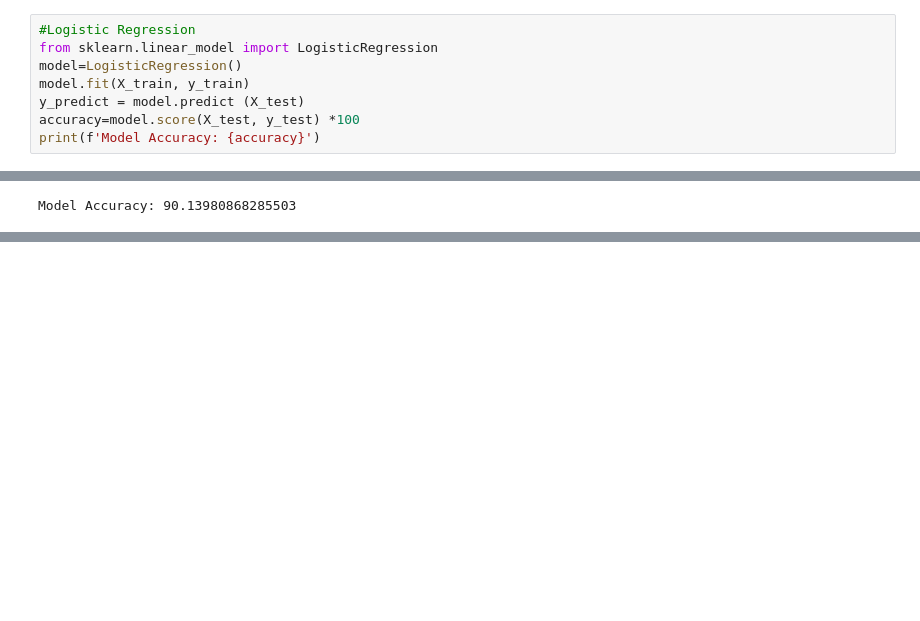
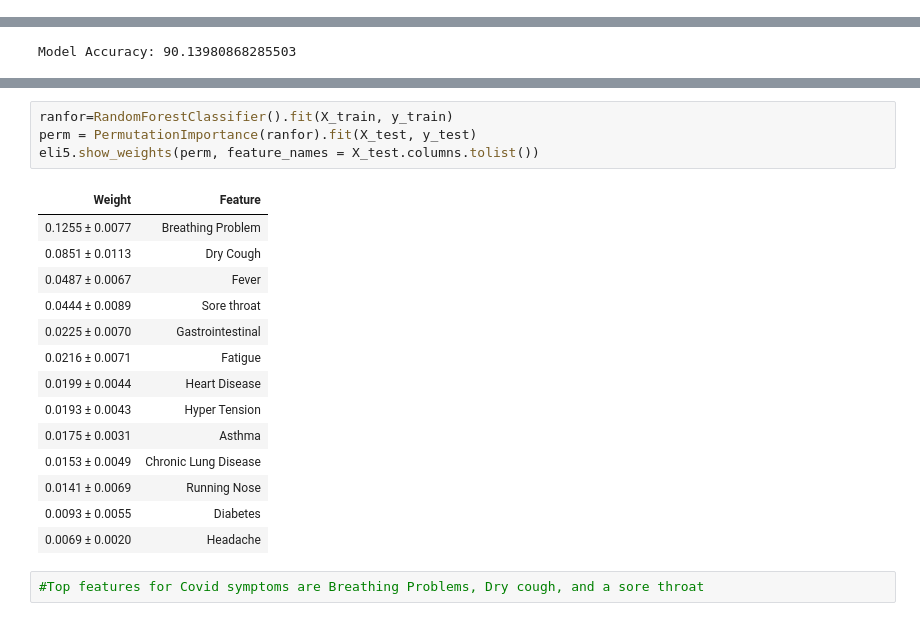
Before and after one commit to Jackelyneg/covid-19-image-classification, a Jupyter notebook: Symptoms_ML_analysis.ipynb, the cells around one changed output, grey strips where cells are left out. Cells and saved outputs as stored; diff of their text form; blank space fills up the shorter version.

```diff
--- a/Symptoms_ML_analysis.ipynb
+++ b/Symptoms_ML_analysis.ipynb
@@ -132,11 +99,3 @@ X=covid_df.drop(["COVID-19"], axis=1)
 y=covid_df["COVID-19"]
 # %%
 X_train, X_test, y_train, y_test = train_test_split(X,y, random_state=42)
-# %%
-#Logistic Regression
-from sklearn.linear_model import LogisticRegression
-model=LogisticRegression()
-model.fit(X_train, y_train)
-y_predict = model.predict (X_test)
-accuracy=model.score(X_test, y_test) *100
-print(f'Model Accuracy: {accuracy}')
@@ -192,0 +370,21 @@ scores_df
+# %%
+ranfor=RandomForestClassifier().fit(X_train, y_train)
+perm = PermutationImportance(ranfor).fit(X_test, y_test)
+eli5.show_weights(perm, feature_names = X_test.columns.tolist())
+# %% [output]
+| Weight | Feature |
+| 0.1255 ± 0.0077 | Breathing Problem |
+| 0.0851 ± 0.0113 | Dry Cough |
+| 0.0487 ± 0.0067 | Fever |
+| 0.0444 ± 0.0089 | Sore throat |
+| 0.0225 ± 0.0070 | Gastrointestinal |
+| 0.0216 ± 0.0071 | Fatigue |
+| 0.0199 ± 0.0044 | Heart Disease |
+| 0.0193 ± 0.0043 | Hyper Tension |
+| 0.0175 ± 0.0031 | Asthma |
+| 0.0153 ± 0.0049 | Chronic Lung Disease |
+| 0.0141 ± 0.0069 | Running Nose |
+| 0.0093 ± 0.0055 | Diabetes |
+| 0.0069 ± 0.0020 | Headache |
+# %%
+#Top features for Covid symptoms are Breathing Problems, Dry cough, and a sore throat
```
Also changed, not shown: parts of 30 cells of this notebook.
